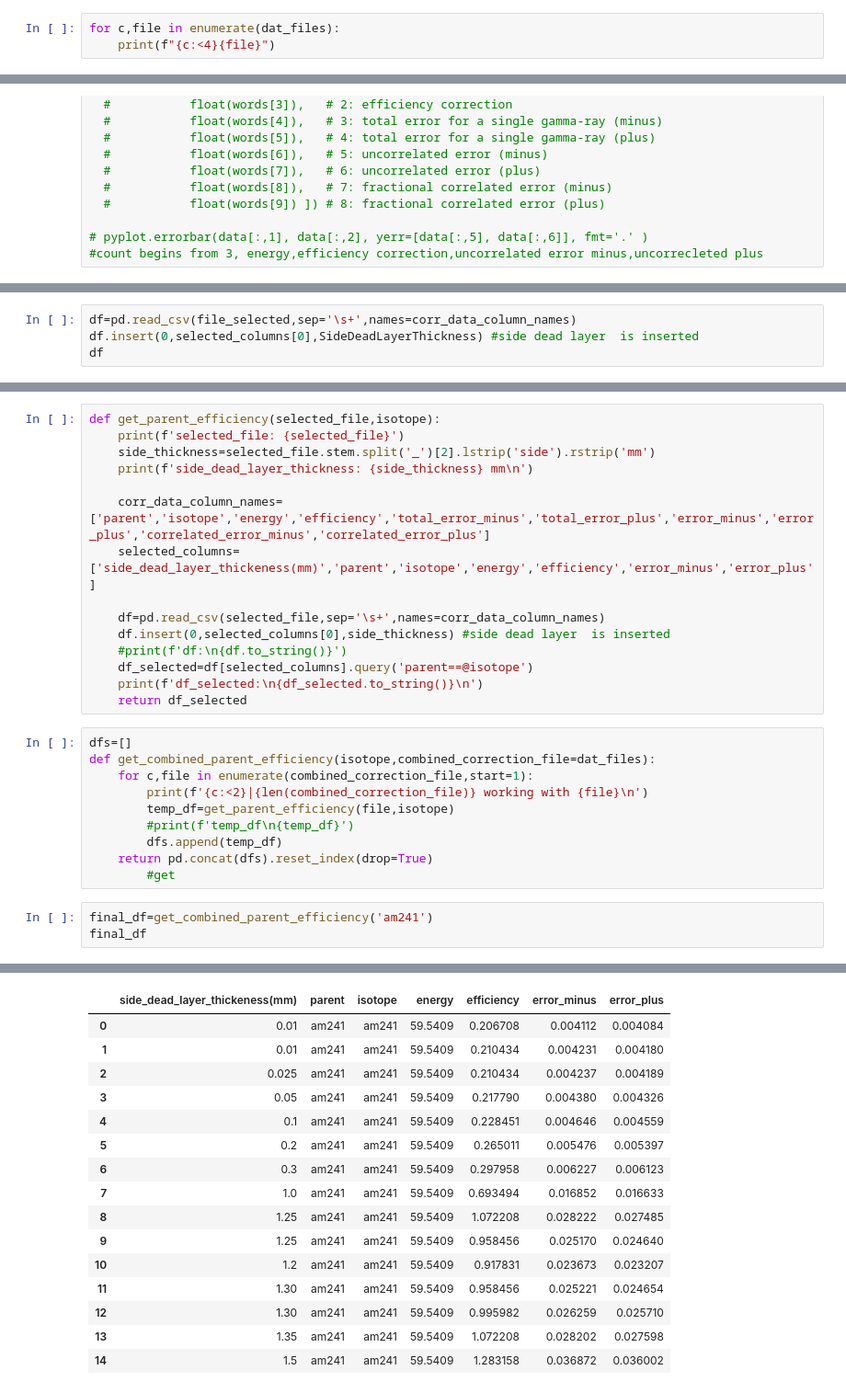
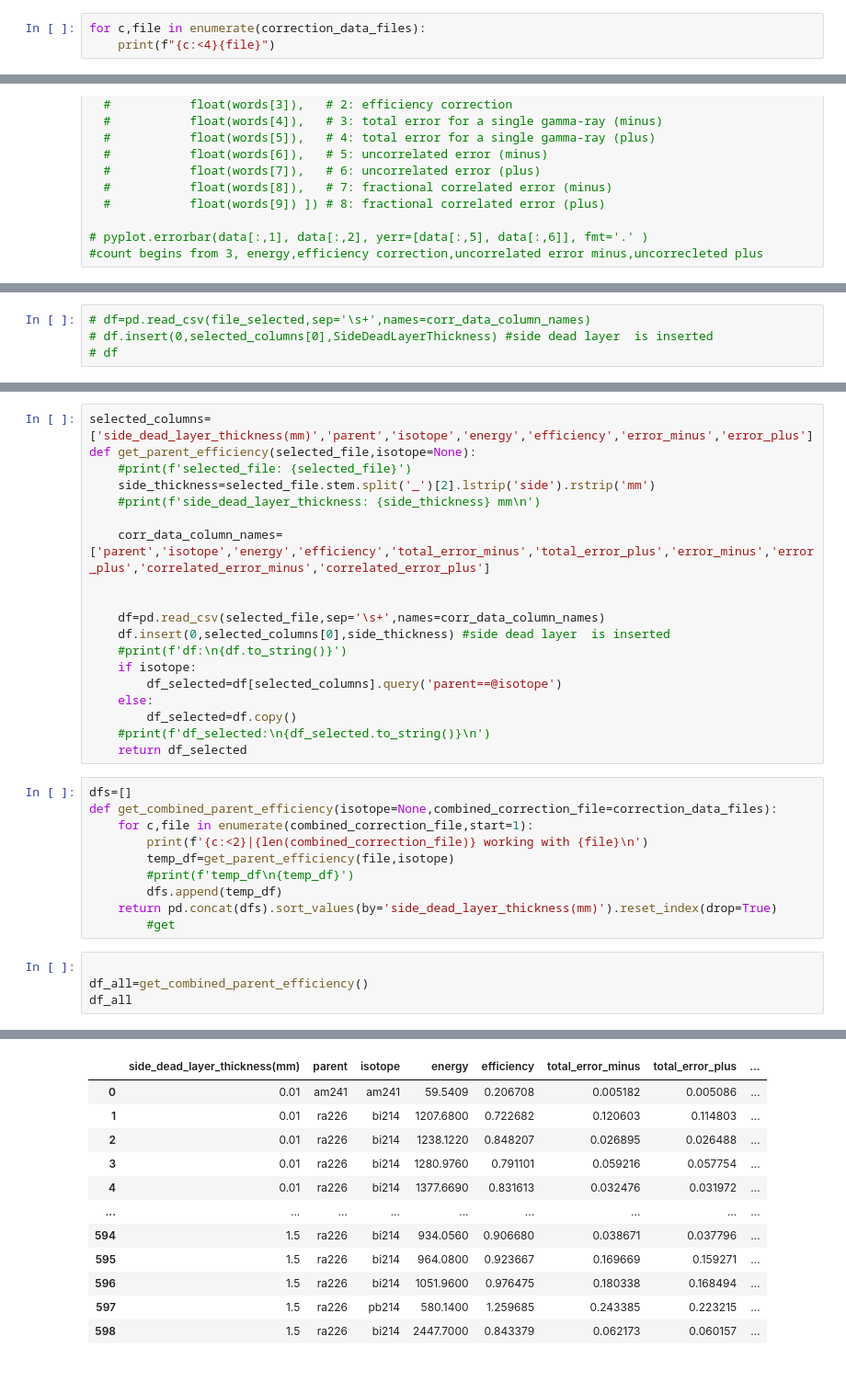
Before and after one commit to bhattathakur/geivanalysis, a Jupyter notebook: auto_macro/eff_comparision.ipynb, the cells around one changed output, grey strips where cells are left out. Shown at 92% size. Saved outputs shown, nothing was run; the diff lists cells and outputs as text.

```diff
--- a/auto_macro/eff_comparision.ipynb
+++ b/auto_macro/eff_comparision.ipynb
@@ -24,7 +55,7 @@ dat_files
  PosixPath('/home/thakur/lccfiles/cornercorner1122_side1.35mm/correction_cornercorner1122_side1.35mm.dat'),
  PosixPath('/home/thakur/lccfiles/cornercorner1122_side1.5mm/correction_cornercorner1122_side1.5mm.dat')]
 # %%
-for c,file in enumerate(dat_files):
+for c,file in enumerate(correction_data_files):
     print(f"{c:<4}{file}")
 # %% [output]
 0   /home/thakur/lccfiles/cornercorner1122_side0.01mm/correction_cornercorner1122_side0.01mm.dat
@@ -94,4 +112,4 @@ selected_columns=['side_dead_layer_thickeness','parent','isotope','energy','effi
 # %%
-df=pd.read_csv(file_selected,sep='\s+',names=corr_data_column_names)
-df.insert(0,selected_columns[0],SideDeadLayerThickness) #side dead layer  is inserted
-df
+# df=pd.read_csv(file_selected,sep='\s+',names=corr_data_column_names)
+# df.insert(0,selected_columns[0],SideDeadLayerThickness) #side dead layer  is inserted
+# df
@@ -149,29 +126,34 @@ df_parent
 # %%
-def get_parent_efficiency(selected_file,isotope):
-    print(f'selected_file: {selected_file}')
+selected_columns=['side_dead_layer_thickness(mm)','parent','isotope','energy','efficiency','error_minus','error_plus']
+def get_parent_efficiency(selected_file,isotope=None):
+    #print(f'selected_file: {selected_file}')
     side_thickness=selected_file.stem.split('_')[2].lstrip('side').rstrip('mm')
-    print(f'side_dead_layer_thickness: {side_thickness} mm\n')
+    #print(f'side_dead_layer_thickness: {side_thickness} mm\n')
 
     corr_data_column_names=['parent','isotope','energy','efficiency','total_error_minus','total_error_plus','error_minus','error_plus','correlated_error_minus','correlated_error_plus']
-    selected_columns=['side_dead_layer_thickeness(mm)','parent','isotope','energy','efficiency','error_minus','error_plus']
+
 
     df=pd.read_csv(selected_file,sep='\s+',names=corr_data_column_names)
     df.insert(0,selected_columns[0],side_thickness) #side dead layer  is inserted
     #print(f'df:\n{df.to_string()}')
-    df_selected=df[selected_columns].query('parent==@isotope')
-    print(f'df_selected:\n{df_selected.to_string()}\n')
+    if isotope:
+        df_selected=df[selected_columns].query('parent==@isotope')
+    else:
+        df_selected=df.copy()
+    #print(f'df_selected:\n{df_selected.to_string()}\n')
     return df_selected
 # %%
 dfs=[]
-def get_combined_parent_efficiency(isotope,combined_correction_file=dat_files):
+def get_combined_parent_efficiency(isotope=None,combined_correction_file=correction_data_files):
     for c,file in enumerate(combined_correction_file,start=1):
         print(f'{c:<2}|{len(combined_correction_file)} working with {file}\n')
         temp_df=get_parent_efficiency(file,isotope)
         #print(f'temp_df\n{temp_df}')
         dfs.append(temp_df)
-    return pd.concat(dfs).reset_index(drop=True)
+    return pd.concat(dfs).sort_values(by='side_dead_layer_thickness(mm)').reset_index(drop=True)
         #get
 # %%
-final_df=get_combined_parent_efficiency('am241')
-final_df
+
+df_all=get_combined_parent_efficiency()
+df_all
 # %% [output]
@@ -195,16 +177,12 @@ df_selected:
-|  | side_dead_layer_thickeness(mm) | parent | isotope | energy | efficiency | error_minus | error_plus |
-| 0 | 0.01 | am241 | am241 | 59.5409 | 0.206708 | 0.004112 | 0.004084 |
-| 1 | 0.01 | am241 | am241 | 59.5409 | 0.210434 | 0.004231 | 0.004180 |
-| 2 | 0.025 | am241 | am241 | 59.5409 | 0.210434 | 0.004237 | 0.004189 |
-| 3 | 0.05 | am241 | am241 | 59.5409 | 0.217790 | 0.004380 | 0.004326 |
-| 4 | 0.1 | am241 | am241 | 59.5409 | 0.228451 | 0.004646 | 0.004559 |
-| 5 | 0.2 | am241 | am241 | 59.5409 | 0.265011 | 0.005476 | 0.005397 |
-| 6 | 0.3 | am241 | am241 | 59.5409 | 0.297958 | 0.006227 | 0.006123 |
-| 7 | 1.0 | am241 | am241 | 59.5409 | 0.693494 | 0.016852 | 0.016633 |
-| 8 | 1.25 | am241 | am241 | 59.5409 | 1.072208 | 0.028222 | 0.027485 |
-| 9 | 1.25 | am241 | am241 | 59.5409 | 0.958456 | 0.025170 | 0.024640 |
-| 10 | 1.2 | am241 | am241 | 59.5409 | 0.917831 | 0.023673 | 0.023207 |
-| 11 | 1.30 | am241 | am241 | 59.5409 | 0.958456 | 0.025221 | 0.024654 |
-| 12 | 1.30 | am241 | am241 | 59.5409 | 0.995982 | 0.026259 | 0.025710 |
-| 13 | 1.35 | am241 | am241 | 59.5409 | 1.072208 | 0.028202 | 0.027598 |
-| 14 | 1.5 | am241 | am241 | 59.5409 | 1.283158 | 0.036872 | 0.036002 |
+|  | side_dead_layer_thickness(mm) | parent | isotope | energy | efficiency | total_error_minus | total_error_plus | ... |
+| 0 | 0.01 | am241 | am241 | 59.5409 | 0.206708 | 0.005182 | 0.005086 | ... |
+| 1 | 0.01 | ra226 | bi214 | 1207.6800 | 0.722682 | 0.120603 | 0.114803 | ... |
+| 2 | 0.01 | ra226 | bi214 | 1238.1220 | 0.848207 | 0.026895 | 0.026488 | ... |
+| 3 | 0.01 | ra226 | bi214 | 1280.9760 | 0.791101 | 0.059216 | 0.057754 | ... |
+| 4 | 0.01 | ra226 | bi214 | 1377.6690 | 0.831613 | 0.032476 | 0.031972 | ... |
+| ... | ... | ... | ... | ... | ... | ... | ... | ... |
+| 594 | 1.5 | ra226 | bi214 | 934.0560 | 0.906680 | 0.038671 | 0.037796 | ... |
+| 595 | 1.5 | ra226 | bi214 | 964.0800 | 0.923667 | 0.169669 | 0.159271 | ... |
+| 596 | 1.5 | ra226 | bi214 | 1051.9600 | 0.976475 | 0.180338 | 0.168494 | ... |
+| 597 | 1.5 | ra226 | pb214 | 580.1400 | 1.259685 | 0.243385 | 0.223215 | ... |
+| 598 | 1.5 | ra226 | bi214 | 2447.7000 | 0.843379 | 0.062173 | 0.060157 | ... |
```
Also changed, not shown: parts of 23 cells of this notebook, 2 other files.
